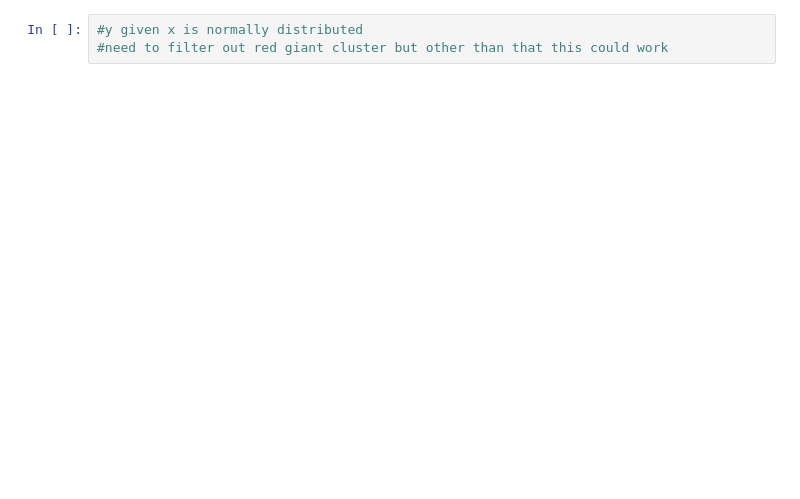
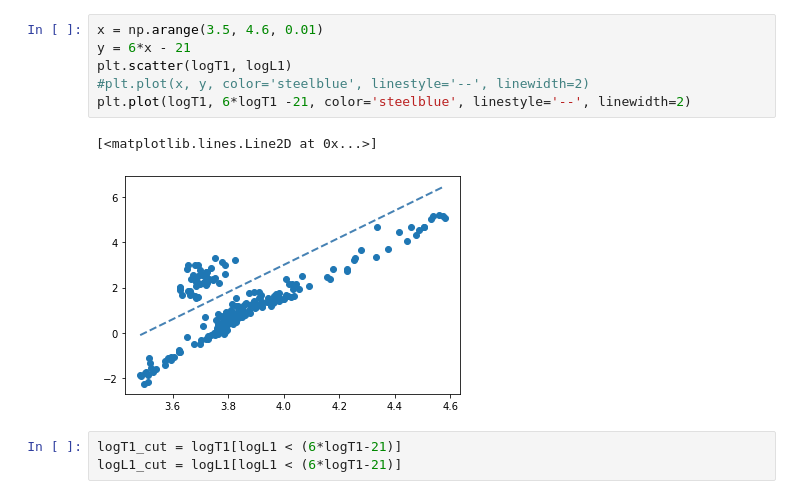
Before and after one commit to kiet631997/Project2_Bayes_AST, a Jupyter notebook: SB_Law_Project2.ipynb, the cells around one changed output. Saved outputs shown, nothing was run; the diff lists cells and outputs as text; blank space fills up the shorter version.

Commit message:
Add files via upload
Filtered out red giants data

```diff
--- a/SB_Law_Project2.ipynb
+++ b/SB_Law_Project2.ipynb
@@ -39,3 +39,12 @@ plt.hist(logL1, bins=30)
-# %%
-#y given x is normally distributed
-#need to filter out red giant cluster but other than that this could work
+# %%
+x = np.arange(3.5, 4.6, 0.01)
+y = 6*x - 21
+plt.scatter(logT1, logL1)
+#plt.plot(x, y, color='steelblue', linestyle='--', linewidth=2)
+plt.plot(logT1, 6*logT1 -21, color='steelblue', linestyle='--', linewidth=2)
+# %% [output]
+[<matplotlib.lines.Line2D at 0x...>]
+[figure, added]
+# %%
+logT1_cut = logT1[logL1 < (6*logT1-21)]
+logL1_cut = logL1[logL1 < (6*logT1-21)]
```
Also changed, not shown: parts of 3 cells of this notebook.
